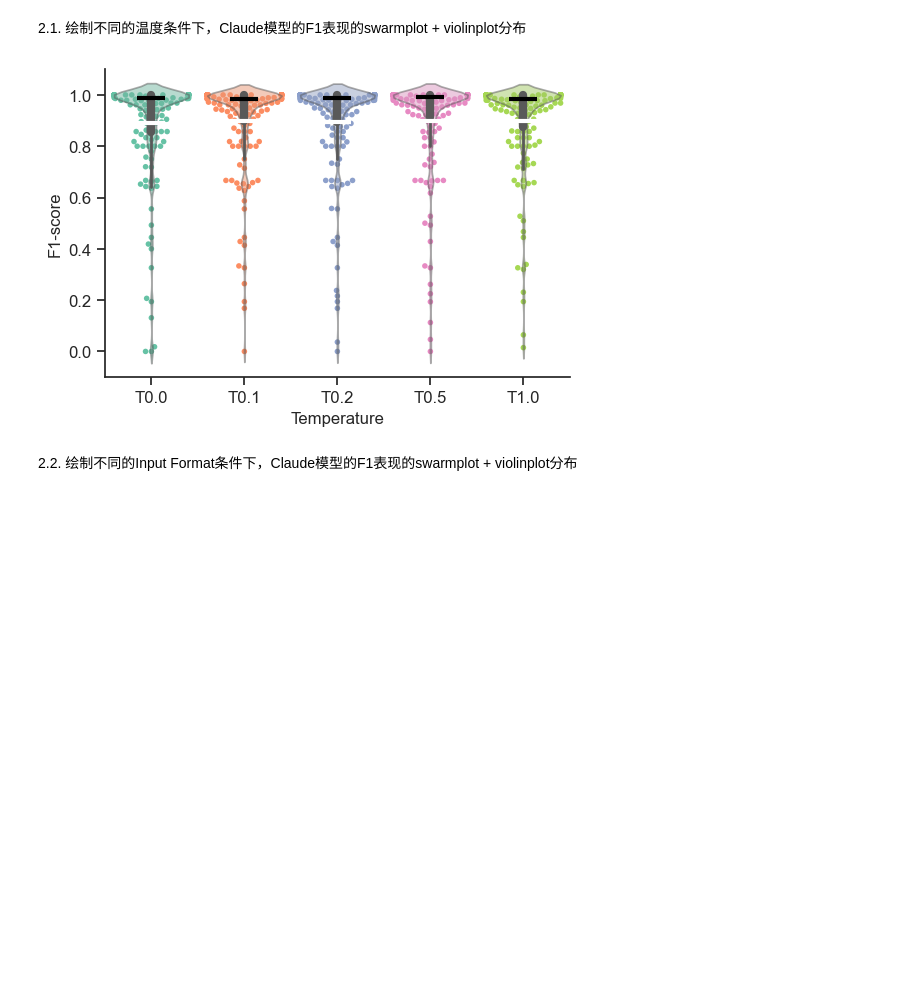
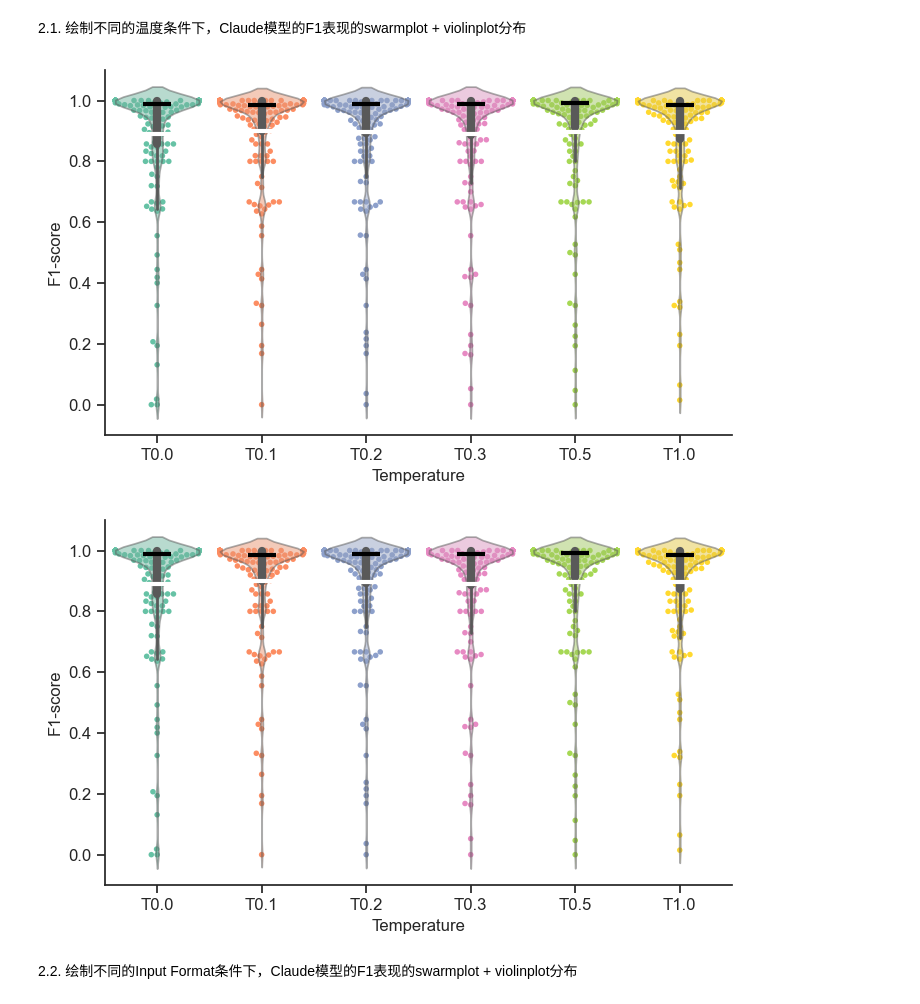
Before and after one commit to JackKuo666/LLM-BioDataExtractor, a Jupyter notebook: analyze_code/analyzing.ipynb, the cells around one changed output. Cells and saved outputs as stored; diff of their text form; code cells hidden in the pictures; blank space fills up the shorter version.

```diff
--- a/analyze_code/analyzing.ipynb
+++ b/analyze_code/analyzing.ipynb
@@ -100,7 +100,10 @@ def plot_f1_swarm(f1_results, title=None, xlabel=None, ylabel=None, category_ord
     sns.set(style="ticks")
 
     # 创建图形
-    fig = plt.figure(figsize=(num_categories * 1.2, 4))
+    fig = plt.figure(figsize=(num_categories * 1.2, 4.5))
+
+    # 调整边距
+    plt.subplots_adjust(left=0.1, right=0.9, top=0.9, bottom=0.1)
 
     # violin plot
     sns.violinplot(x='file', y='F1', data=f1_results, hue='file', legend=False,
@@ -144,14 +147,17 @@ def plot_f1_swarm(f1_results, title=None, xlabel=None, ylabel=None, category_ord
     # 显示图
     # plt.tight_layout()
     plt.show()
+
+    return fig
 # %% [markdown]
 2.1. 绘制不同的温度条件下，Claude模型的F1表现的swarmplot + violinplot分布
 # %%
-folder_path = 'data/params_temper_data/'
+folder_path = 'data/params_temper_data_claude/'
 f1_results = process_all_json_in_folder(folder_path)
 plot_f1_swarm(f1_results, xlabel='Temperature', ylabel='F1-score')
 # %% [output]
-[figure, old version]
+[figure, new version]
+[figure, added]
 # %% [markdown]
 2.2. 绘制不同的Input Format条件下，Claude模型的F1表现的swarmplot + violinplot分布
 # %%
```
Also changed, not shown: parts of 11 cells of this notebook.
